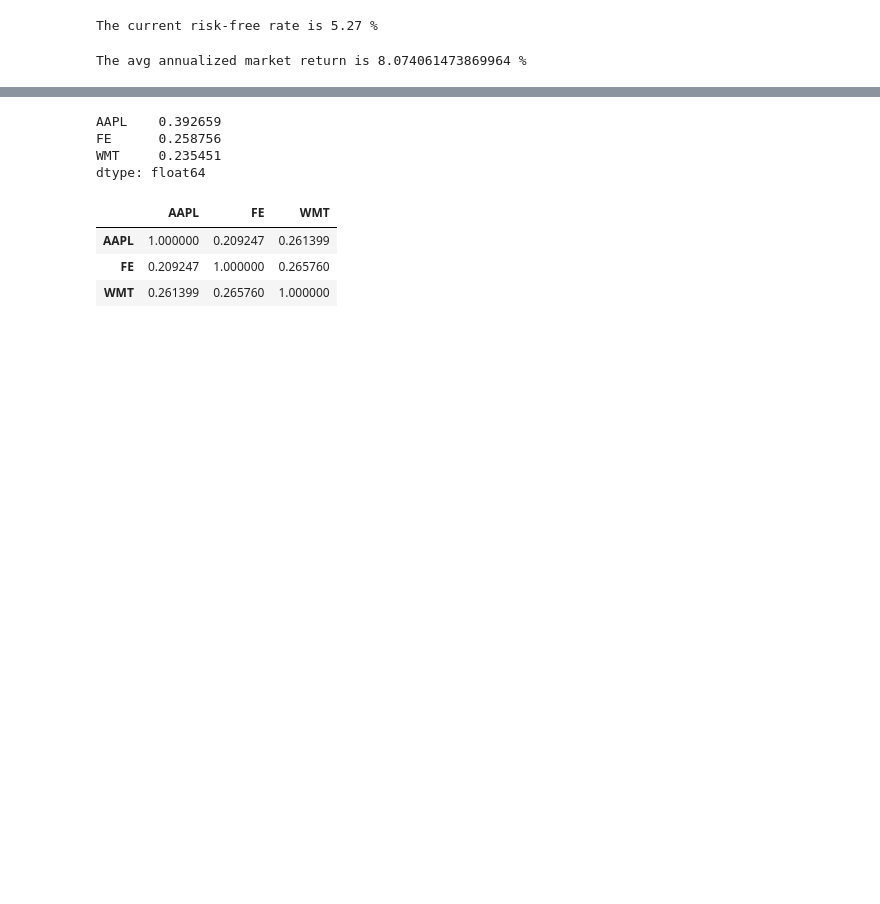
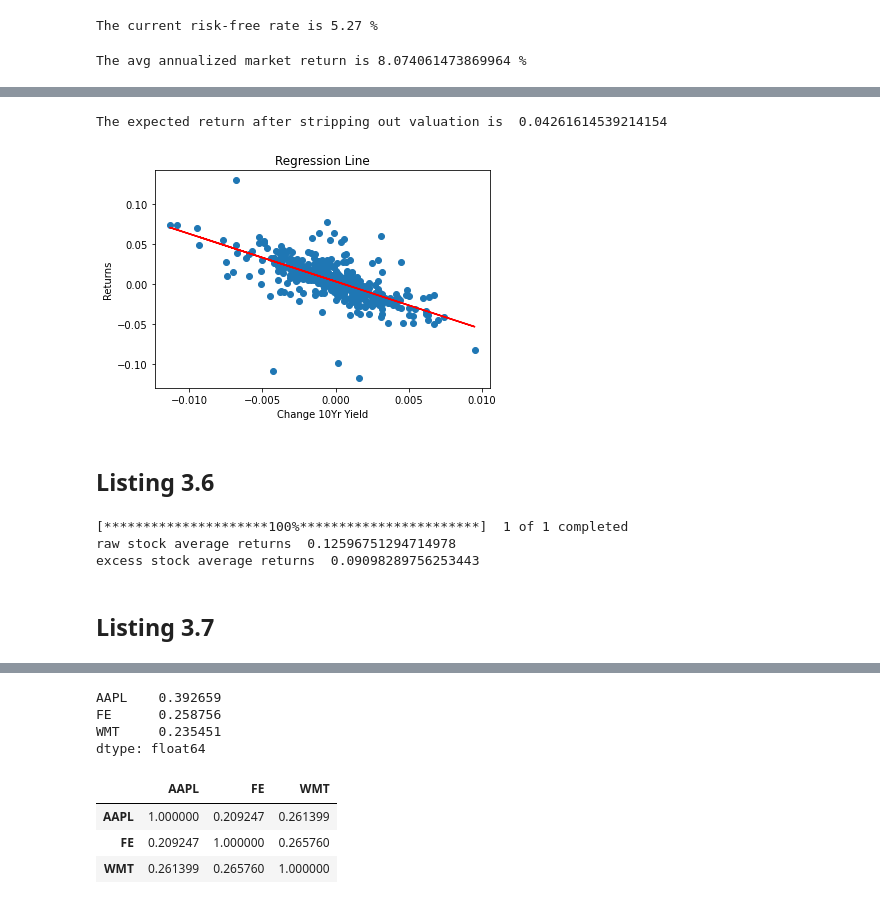
Before and after one commit to robreider/robo-advisor-with-python, a Jupyter notebook: chapter_03.ipynb, the cells around one changed output, grey strips where cells are left out. Saved outputs shown, nothing was run; the diff lists cells and outputs as text; code cells hidden in the pictures; blank space fills up the shorter version.

```diff
--- a/chapter_03.ipynb
+++ b/chapter_03.ipynb
@@ -135,0 +173,9 @@ The avg annualized market return is 8.074061473869964 %
+# %%
+y = (bond_returns_monthly[symbol] - rf_monthly['DTB3'].shift()/12).dropna()
+X = TenYr_change_monthly
+X = sm.add_constant(X)
+common_dates = X.index.intersection(y.index)
+X = X.loc[common_dates]
+model = sm.OLS(y,X)
+results = model.fit()
+print(results.summary())
@@ -135,0 +200,56 @@ The avg annualized market return is 8.074061473869964 %
+# %%
+print('The expected return after stripping out valuation is ',results.params[0]*12)
+# %% [output]
+The expected return after stripping out valuation is  0.04261614539214154
+# %%
+# Plot the regression line
+import matplotlib.pyplot as plt
+
+plt.plot(X['Change 10Yr Yield'], results.fittedvalues, color='red')
+plt.scatter(X['Change 10Yr Yield'], y)
+plt.xlabel('Change 10Yr Yield')
+plt.ylabel('Returns')
+plt.title('Regression Line')
+plt.show()
+# %% [output]
+[figure, added]
+# %% [markdown]
+## Listing 3.6
+# %%
+start = '1983-01-01'
+end = '2023-01-01'
+
+stock = yf.download('VFINX', start=start, end=end)
+stock_annual = stock.resample('AS').first()
+stock_returns_annual = stock_annual['Adj Close'].pct_change()
+
+CAPE = pd.read_excel('ie_data.xls', sheet_name='Data',
+usecols=['Date', 'CAPE'], skiprows=7) #A
+CAPE = CAPE.dropna()
+CAPE['Year'] = CAPE['Date'].astype(int) #B
+CAPE['Month'] = round(100*(CAPE['Date']-CAPE['Year'])).astype(int) #C
+CAPE['Year'] = CAPE['Year'].astype(str)
+CAPE['Month'] = CAPE['Month'].astype(str)
+CAPE['Date'] = CAPE['Year']+'-'+CAPE['Month']+'-'+'01'
+CAPE = CAPE.set_index('Date')
+CAPE.index = pd.to_datetime(CAPE.index, format='%Y-%m-%d')
+CAPE.drop(columns=['Year', 'Month'], inplace=True)
+CAPE = CAPE.resample('AS').first()
+CAPE['CAPE_returns'] = CAPE['CAPE'].pct_change()
+
+rf = pdr.DataReader('DTB3', 'fred', start=start, end=end)
+rf_annual = rf.resample('AS').first()/100
+
+print('raw stock average returns ',stock_returns_annual.mean())
+print('excess stock average returns ', (stock_returns_annual -
+                             rf_annual['DTB3'].shift()).mean())
+
+#A Read Excel file with CAPE data
+#B The year is the integer part of the date
+#C The month is the decimal part of the date
+# %% [output]
+[*********************100%***********************]  1 of 1 completed
+raw stock average returns  0.12596751294714978
+excess stock average returns  0.09098289756253443
+# %% [markdown]
+## Listing 3.7
```
Also changed, not shown: parts of 9 cells of this notebook.
